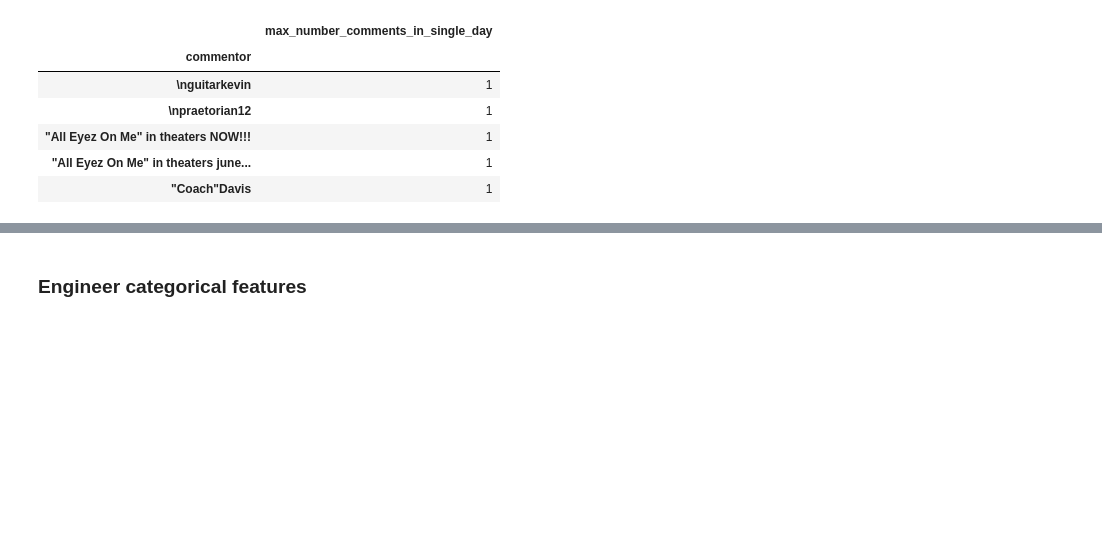
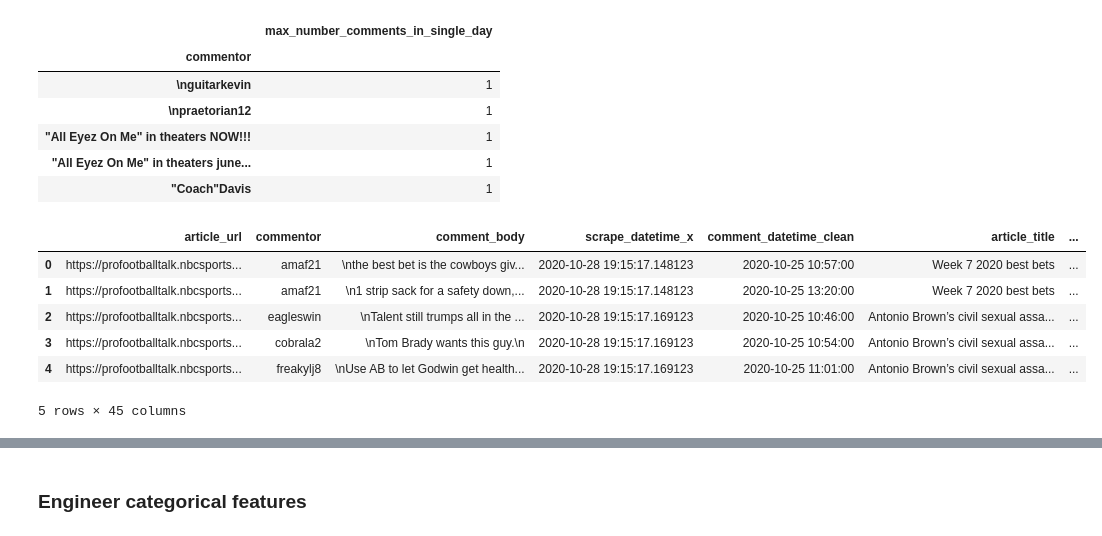
Before and after one commit to jweisman11a/pft_capstone, a Jupyter notebook: clustering/comment_feature_engineering.ipynb, the cells around one changed output, grey strips where cells are left out. Saved outputs shown, nothing was run; the diff lists cells and outputs as text; code cells hidden in the pictures; blank space fills up the shorter version.

Commit message:
adding features with the yearly breakdown using 2020 data

```diff
--- a/clustering/comment_feature_engineering.ipynb
+++ b/clustering/comment_feature_engineering.ipynb
@@ -169,3 +167,27 @@ commentor_max_comments_df.to_csv('../data/cluster_features/12_commentor_max_comm
 | "All Eyez On Me" in theaters NOW!!! | 1 |
 | "All Eyez On Me" in theaters june... | 1 |
 | "Coach"Davis | 1 |
+# %%
+# Calculate the number of comments made by commentors on articles written about each NFL team
+
+# Read in nfl teams
+with open('../data/reference/nfl_team_names.txt') as f:
+    content = f.readlines()
+
+# Flag articles by which teams they mention
+nfl_teams = [x.strip() for x in content]
+for team in nfl_teams:
+    articles[f'article_mentions_{team}'] = articles['article_body'].str.lower().str.contains(f'{team}')
+# %%
+# Combine comments with articles flagged by team
+articles_w_dates = articles.drop_duplicates(subset=['article_url','post_datetime'])
+comments_with_teams = pd.merge(comments, articles_w_dates, how='left', on='article_url')
+# comments_with_teams.head()
+# %% [output]
+|  | article_url | commentor | comment_body | scrape_datetime_x | comment_datetime_clean | article_title | ... |
+| 0 | https://profootballtalk.nbcsports... | amaf21 | \nthe best bet is the cowboys giv... | 2020-10-28 19:15:17.148123 | 2020-10-25 10:57:00 | Week 7 2020 best bets | ... |
+| 1 | https://profootballtalk.nbcsports... | amaf21 | \n1 strip sack for a safety down,... | 2020-10-28 19:15:17.148123 | 2020-10-25 13:20:00 | Week 7 2020 best bets | ... |
+| 2 | https://profootballtalk.nbcsports... | eagleswin | \nTalent still trumps all in the ... | 2020-10-28 19:15:17.169123 | 2020-10-25 10:46:00 | Antonio Brown’s civil sexual assa... | ... |
+| 3 | https://profootballtalk.nbcsports... | cobrala2 | \nTom Brady wants this guy.\n | 2020-10-28 19:15:17.169123 | 2020-10-25 10:54:00 | Antonio Brown’s civil sexual assa... | ... |
+| 4 | https://profootballtalk.nbcsports... | freakylj8 | \nUse AB to let Godwin get health... | 2020-10-28 19:15:17.169123 | 2020-10-25 11:01:00 | Antonio Brown’s civil sexual assa... | ... |
+5 rows × 45 columns
```
Also changed, not shown: parts of 9 cells of this notebook, 2 other files.
